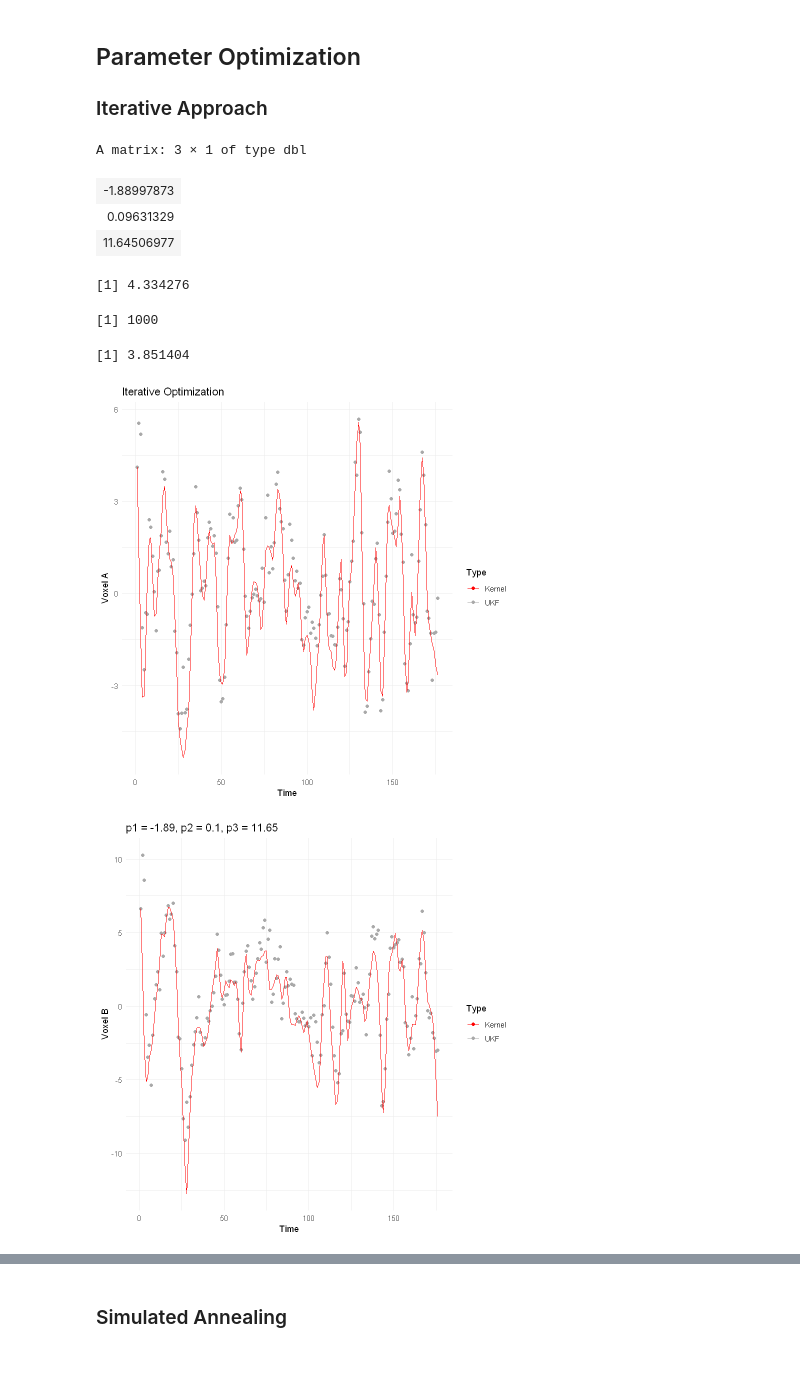
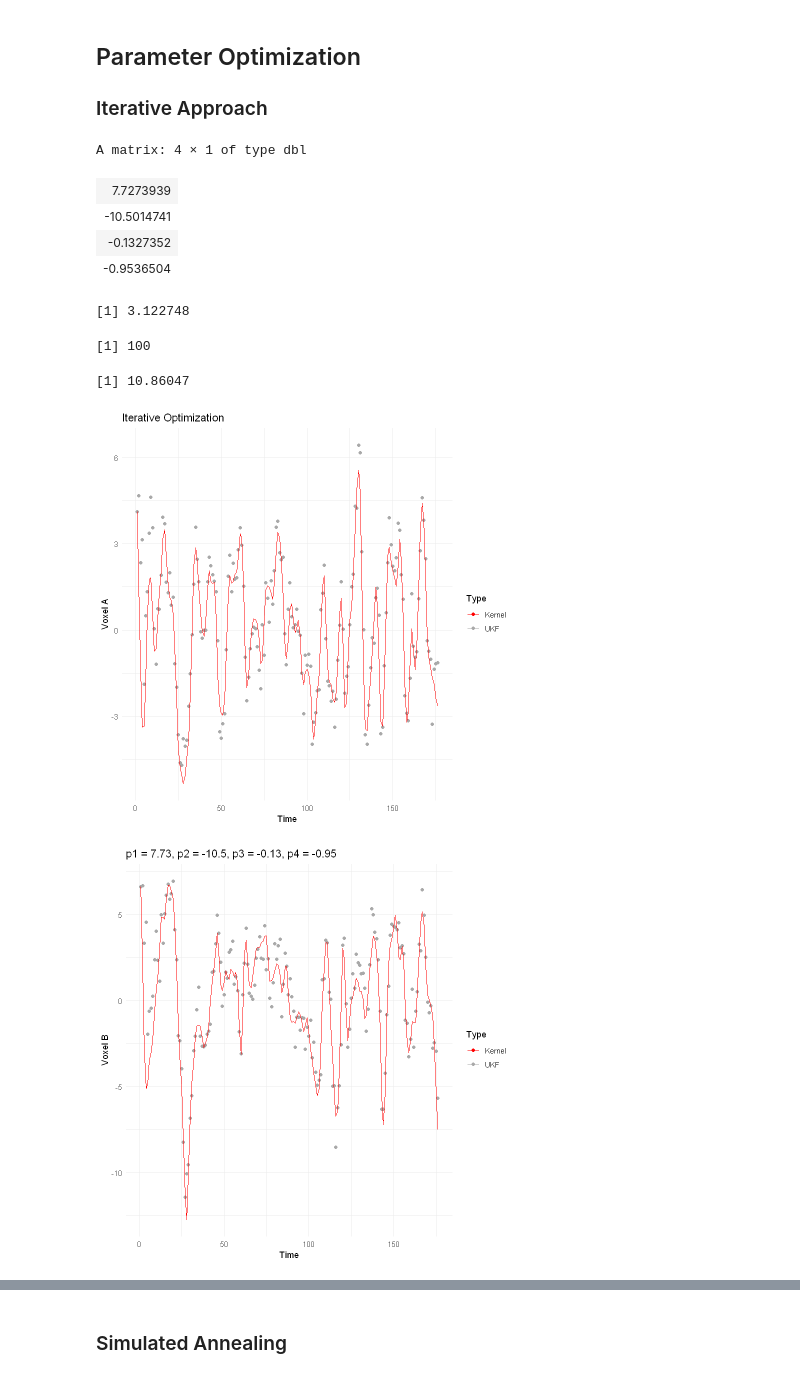
Before and after one commit to skaraoglu/UKF-CoupledOscillatorModel-fMRI, a Jupyter notebook: coupled_osc.ipynb, the cells around one changed output, grey strips where cells are left out. Cells and saved outputs as stored; diff of their text form; code cells hidden in the pictures.

```diff
--- a/coupled_osc.ipynb
+++ b/coupled_osc.ipynb
@@ -249,17 +258,17 @@ There are 3 parameters:
 # %%
 new_coupled_osc_model <- function(t, x, p){
   # Parameters
-  g <- p[1,]  # acceleration due to gravity
-  L <- p[2,]  # length of pendulums
-  k <- p[3,]  # spring constant
-
+  g <- p[1,]
+  L1 <- p[2,]
+  L2 <- p[3,]
+  k <- p[4,]
   # State variables
   theta1 <- x[1,]
   theta2 <- x[2,]
 
   # Equations of motion
-  theta1_dot_dot <- -g/L*sin(theta1) - k*(sin(theta1) - sin(theta2))
-  theta2_dot_dot <- -g/L*sin(theta2) + k*(sin(theta1) - sin(theta2))
+  theta1_dot_dot <- - g / L1 * sin(theta1) - k * (sin(theta1) - sin(theta2))
+  theta2_dot_dot <- - g / L2 * sin(theta2) + k * (sin(theta1) - sin(theta2))
 
   return(rbind(theta1_dot_dot, theta2_dot_dot))
 }
@@ -401,7 +412,7 @@ smoothed_subj2 <- plot_voxels_and_smooth_ggplot(vox.A.B.subj2)
 # %% [markdown]
 Inital Parameters
 # %%
-param_guess <- c(1,1,4)
+param_guess <- c(1,1,1,4)
 # %%
 t_vec <- vox.A.B.data[,1] # time is first column
 dT <- t_vec[2]-t_vec[1]   # assume uniform time steps dT=1
@@ -410,7 +421,7 @@ dt <- 0.1*dT
 # num observed ind vars, first col is time, so -1
 N_y <- ncol(vox.A.B.data)-1  # N_y=2
 # number of unknown model parameters to be estimated
-N_p <- 3
+N_p <- 4
 # size of augmented state vector
 N_x <- N_p + N_y
 # %% [markdown]
@@ -434,21 +446,22 @@ A matrix: 3 × 1 of type dbl
 ### Iterative Approach
 # %%
 iter_opt <- iterative_param_optim(param_guess, t_dummy, smoothed_data, new_coupled_osc_model, N_p,N_y,dt,dT,
-                      param_tol=.01,MAXSTEPS=1000)
+                      param_tol=.01,MAXSTEPS=100)
 iter_opt$param_est   # params
 iter_opt$value # chi-square
 iter_opt$steps
 iter_opt$param_norm
 plot_ukf_and_smoothed_ggplot(iter_opt, smoothed_data, top_title = 'Iterative Optimization')
 # %% [output]
-A matrix: 3 × 1 of type dbl
+A matrix: 4 × 1 of type dbl
-| -1.88997873 |
-| 0.09631329 |
-| 11.64506977 |
+| 7.7273939 |
+| -10.5014741 |
+| -0.1327352 |
+| -0.9536504 |
-[1] 4.334276
+[1] 3.122748
-[1] 1000
+[1] 100
-[1] 3.851404
+[1] 10.86047
-[figure, old version]
+[figure, new version]
-[figure, old version]
+[figure, new version]
 # %%
 iter_opt <- iterative_param_optim(param_guess, t_dummy, smoothed_subj1, new_coupled_osc_model, N_p,N_y,dt,dT,
```
Also changed, not shown: parts of 20 cells of this notebook.
